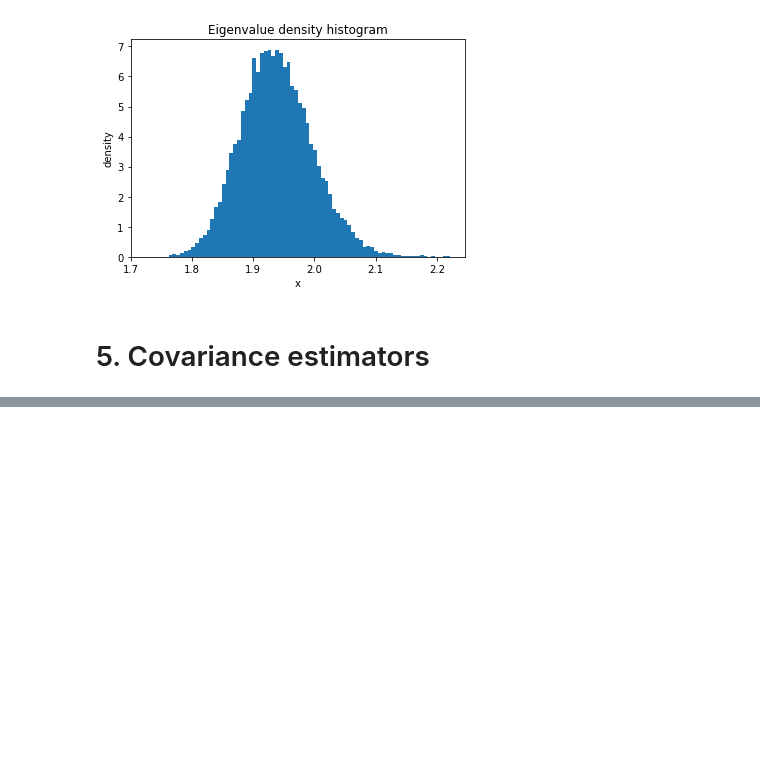
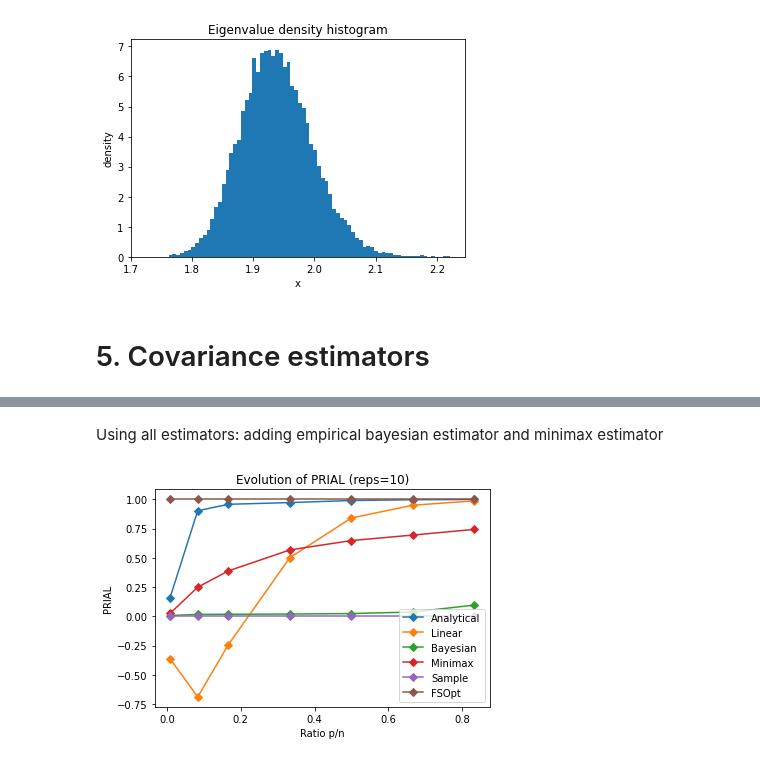
Before and after one commit to AlejandroSantorum/scikit-rmt, a Jupyter notebook: notebooks/tutorial.ipynb, the cells around one changed output, grey strips where cells are left out. Saved outputs shown, nothing was run; the diff lists cells and outputs as text; code cells hidden in the pictures; blank space fills up the shorter version.

```diff
--- a/notebooks/tutorial.ipynb
+++ b/notebooks/tutorial.ipynb
@@ -254,0 +354,12 @@ tracy_widom_law(ensemble='goe', n_size=100, times=20000, bins=80, density=True)
+# %% [markdown]
+Using all estimators: adding empirical bayesian estimator and minimax estimator
+# %%
+estimators = [analytical_shrinkage_estimator, linear_shrinkage_estimator,
+              empirical_bayesian_estimator, minimax_estimator]
+
+labels = ['Analytical', 'Linear', 'Bayesian', 'Minimax']
+P_list = [5, 50, 100, 200, 300, 400, 500]
+
+plot_cov_estimator_sim(estimators, labels, values, prop, P_list=P_list, N=600, nreps=10, metric='prial')
+# %% [output]
+[figure, added]
```
Also changed, not shown: parts of 23 cells of this notebook, 1 other file.
